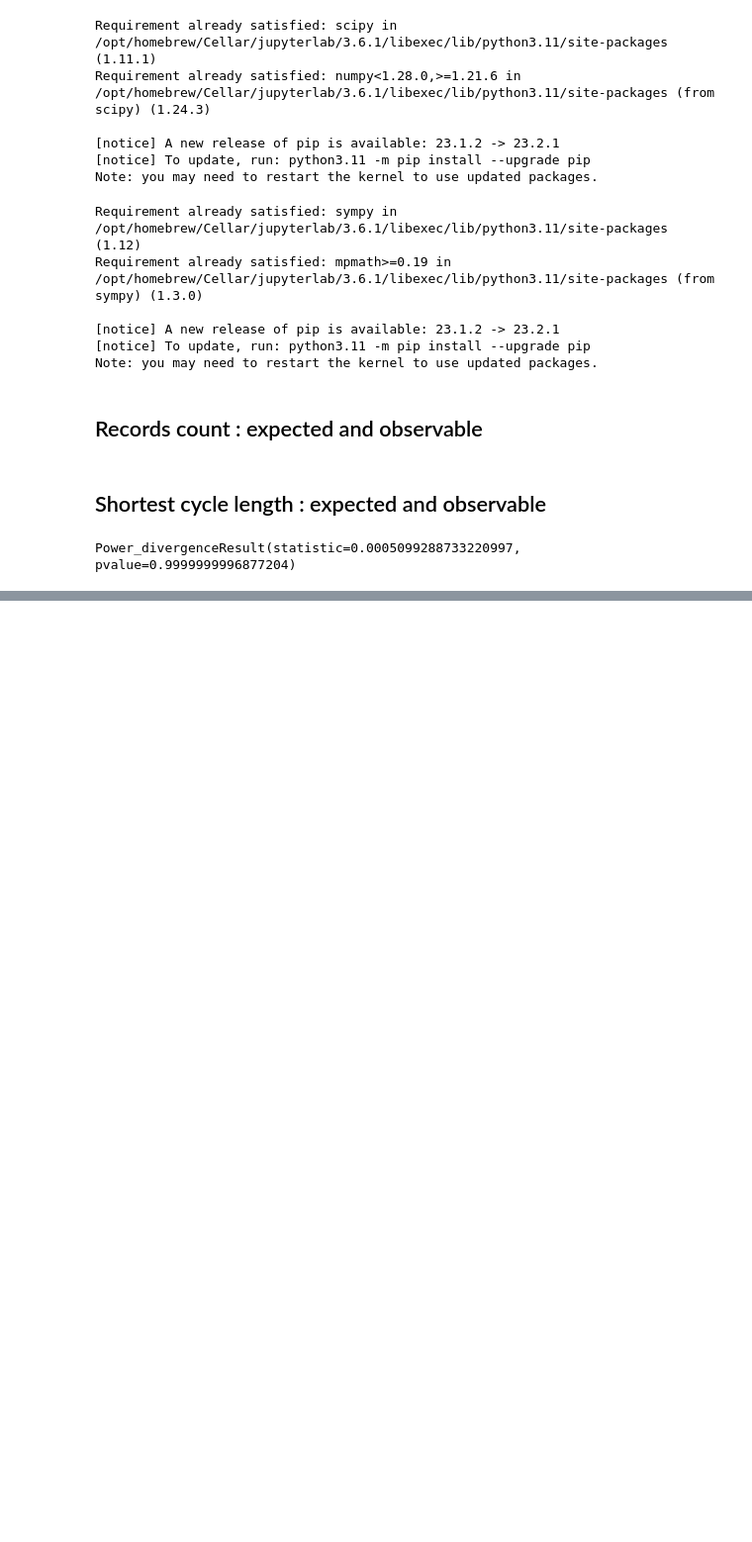
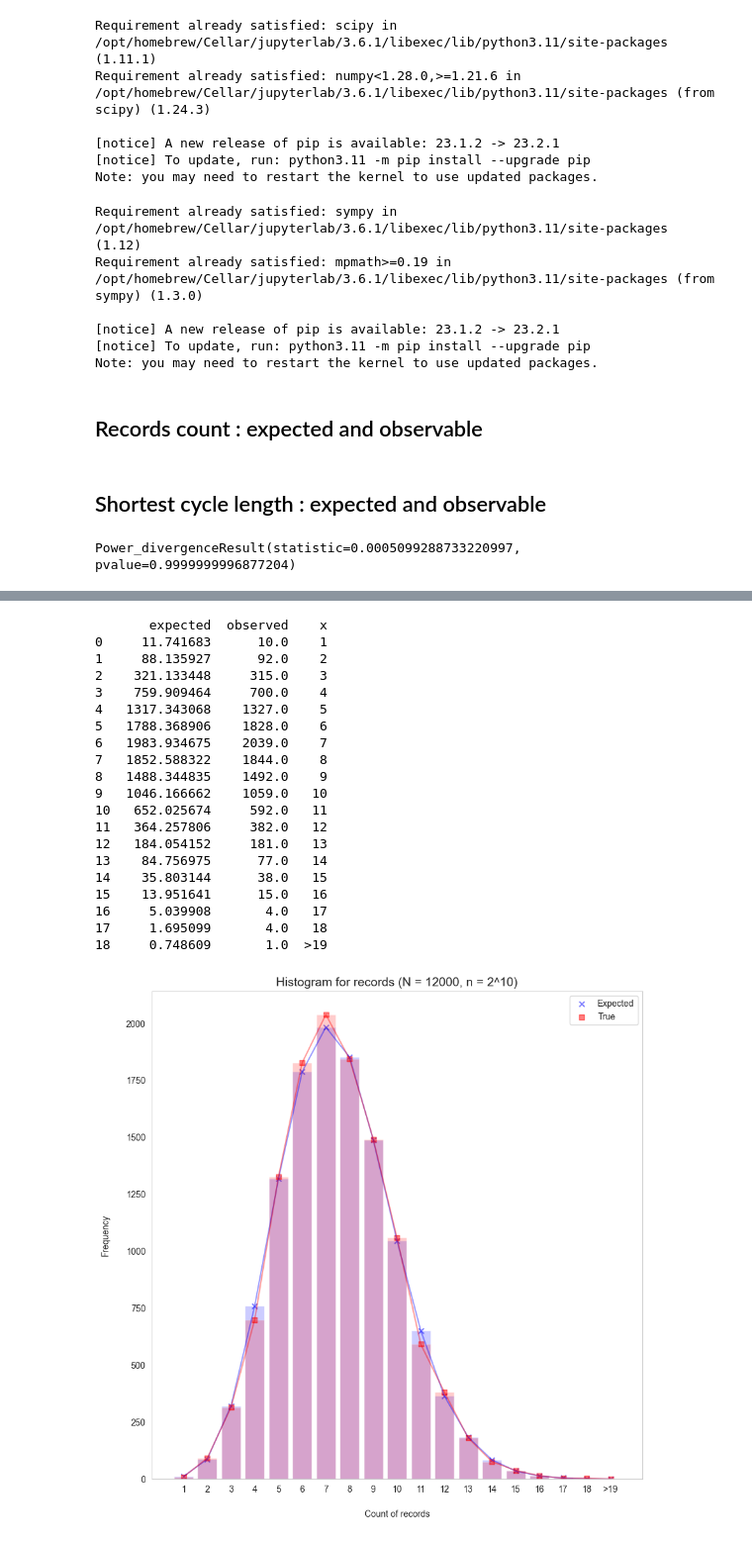
Before and after one commit to kirtsar/summerschool23_shift, a Jupyter notebook: code/nemova/cryptoschool-summer-2023.ipynb, the cells around one changed output, grey strips where cells are left out. Shown at 99% size. Cells and saved outputs as stored; diff of their text form; code cells hidden in the pictures; blank space fills up the shorter version.

```diff
--- a/code/nemova/cryptoschool-summer-2023.ipynb
+++ b/code/nemova/cryptoschool-summer-2023.ipynb
@@ -182,0 +693,26 @@ plt.show()
+# %%
+o_r, e_r = get_records(permutations)
+# %%
+compare_two_distr_graph(o_r, e_r, "records")
+# %% [output]
+       expected  observed    x
+0     11.741683      10.0    1
+1     88.135927      92.0    2
+2    321.133448     315.0    3
+3    759.909464     700.0    4
+4   1317.343068    1327.0    5
+5   1788.368906    1828.0    6
+6   1983.934675    2039.0    7
+7   1852.588322    1844.0    8
+8   1488.344835    1492.0    9
+9   1046.166662    1059.0   10
+10   652.025674     592.0   11
+11   364.257806     382.0   12
+12   184.054152     181.0   13
+13    84.756975      77.0   14
+14    35.803144      38.0   15
+15    13.951641      15.0   16
+16     5.039908       4.0   17
+17     1.695099       4.0   18
+18     0.748609       1.0  >19
+[figure, added]
```
Also changed, not shown: parts of 47 cells of this notebook.
